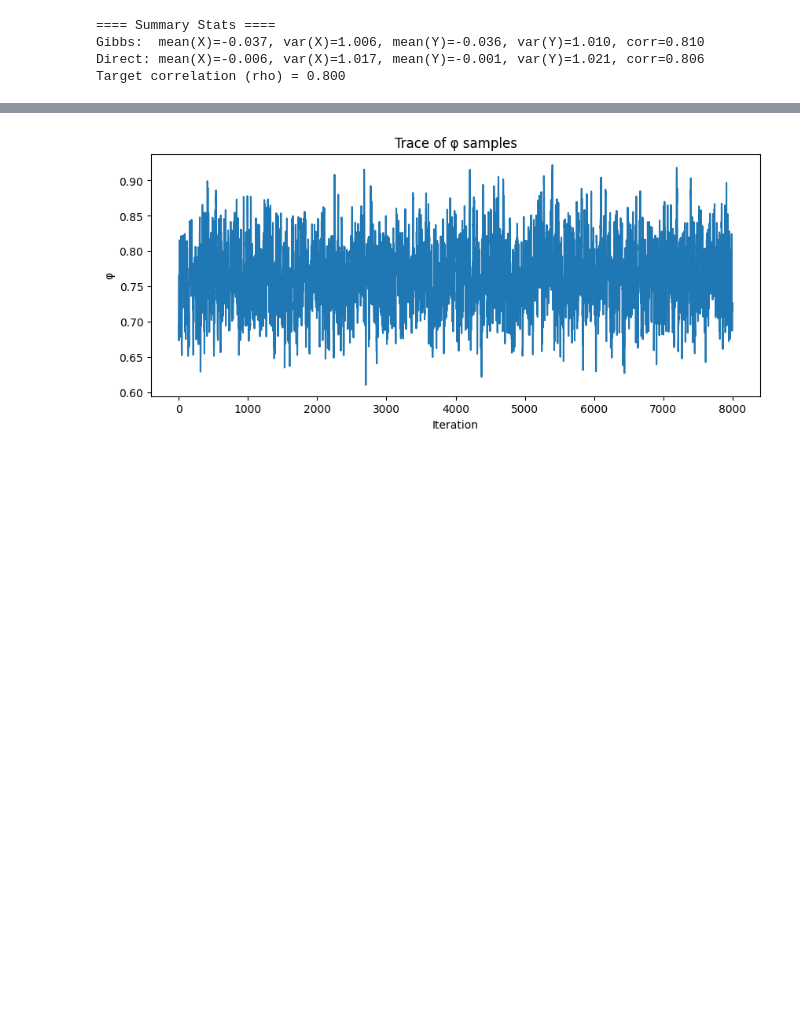
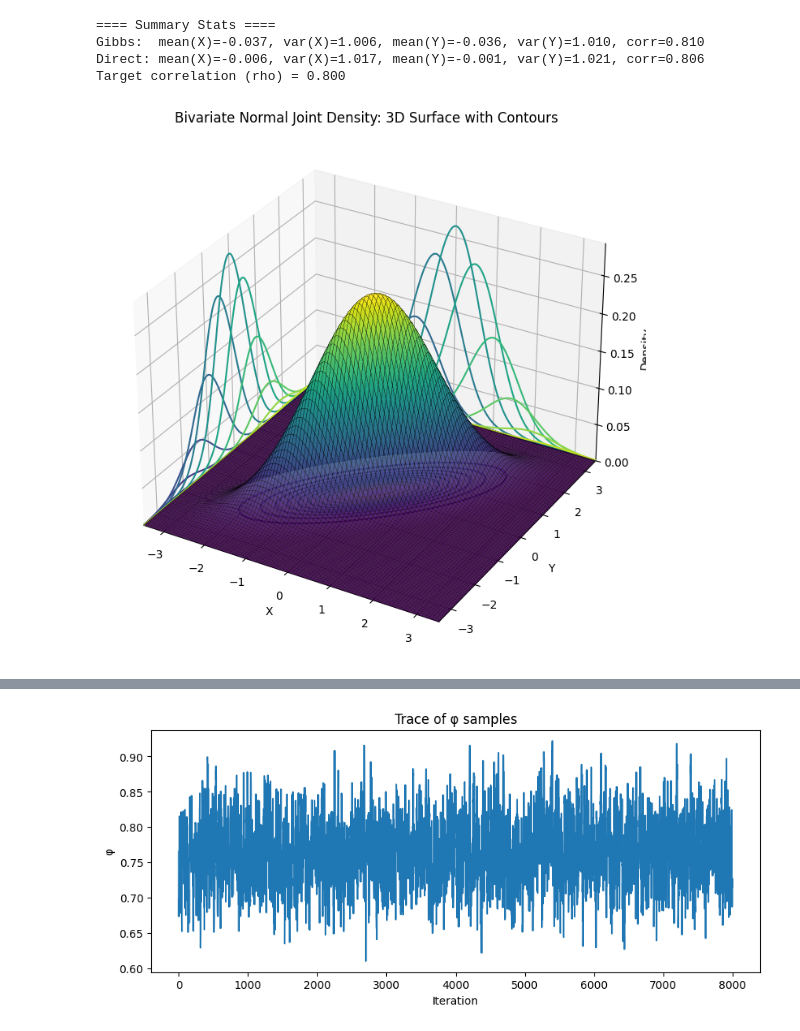
Before and after one commit to marami52/MLDS-490-time-series, a Jupyter notebook: session-4.ipynb, the cells around one changed output, grey strips where cells are left out. Cells and saved outputs as stored; diff of their text form; code cells hidden in the pictures; blank space fills up the shorter version.

```diff
--- a/session-4.ipynb
+++ b/session-4.ipynb
@@ -678,3 +721,37 @@ print(f"Target correlation (rho) = {rho:.3f}")
 Gibbs:  mean(X)=-0.037, var(X)=1.006, mean(Y)=-0.036, var(Y)=1.010, corr=0.810
 Direct: mean(X)=-0.006, var(X)=1.017, mean(Y)=-0.001, var(Y)=1.021, corr=0.806
 Target correlation (rho) = 0.800
+# %%
+# --- 3D surface + contour projections for the joint PDF ---
+from mpl_toolkits.mplot3d import Axes3D  # needed for 3D projection
+
+fig = plt.figure(figsize=(10, 7))
+ax = fig.add_subplot(111, projection='3d')
+
+# Surface
+surf = ax.plot_surface(XX, YY, ZZ, rstride=2, cstride=2,
+                       linewidth=0.2, edgecolor='k',
+                       alpha=0.9, cmap='viridis', antialiased=True)
+
+# Contour projections (same contours you saw in 2D), onto:
+# - the bottom (z=0) plane,
+# - the x=min plane,
+# - the y=max plane.
+levels = 12
+ax.contour(XX, YY, ZZ, levels=levels, zdir='z', offset=0.0, cmap='viridis')              # onto z=0
+ax.contour(XX, YY, ZZ, levels=levels, zdir='x', offset=-grid_lim, cmap='viridis')        # onto x=-grid_lim
+ax.contour(XX, YY, ZZ, levels=levels, zdir='y', offset= grid_lim, cmap='viridis')        # onto y=+grid_lim
+
+# Axes limits to frame the projections
+ax.set_xlim(-grid_lim, grid_lim)
+ax.set_ylim(-grid_lim, grid_lim)
+ax.set_zlim(0.0, ZZ.max()*1.1)
+
+ax.set_title("Bivariate Normal Joint Density: 3D Surface with Contours")
+ax.set_xlabel("X")
+ax.set_ylabel("Y")
+ax.set_zlabel("Density")
+plt.tight_layout()
+plt.show()
+# %% [output]
+[figure, added]
```
Also changed, not shown: parts of 8 cells of this notebook, 2 other files.
